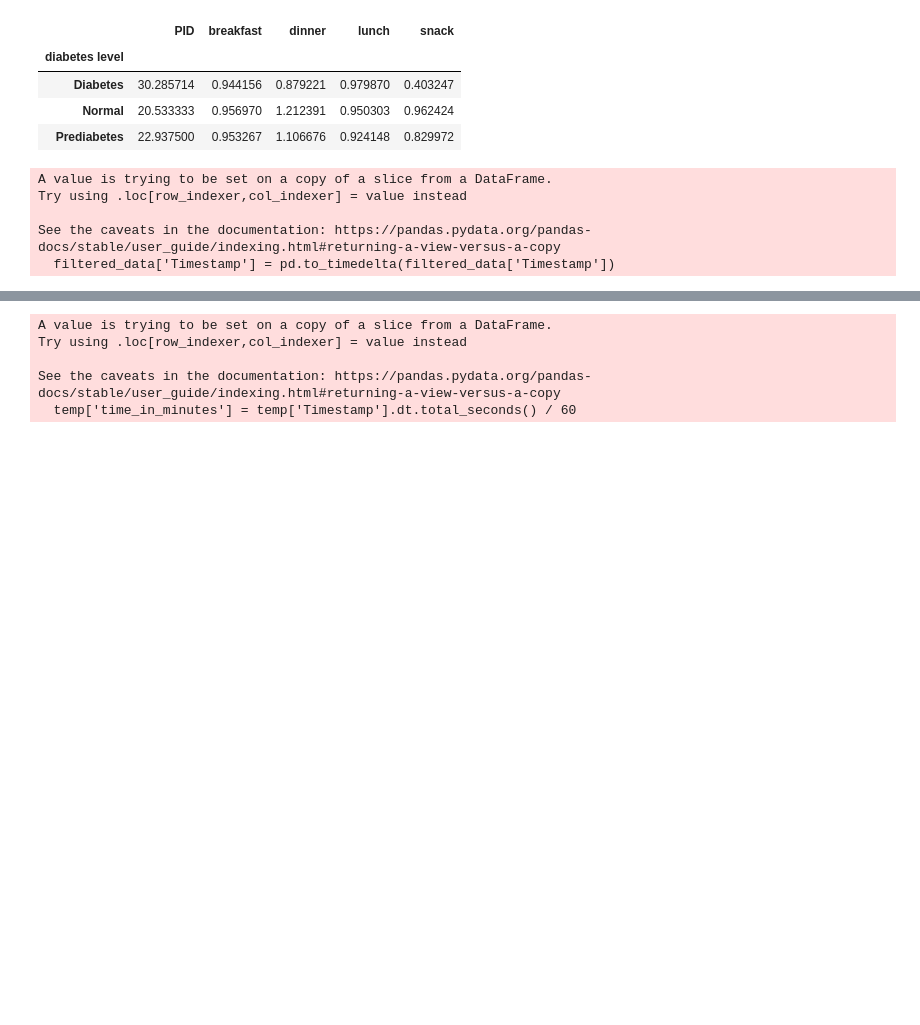
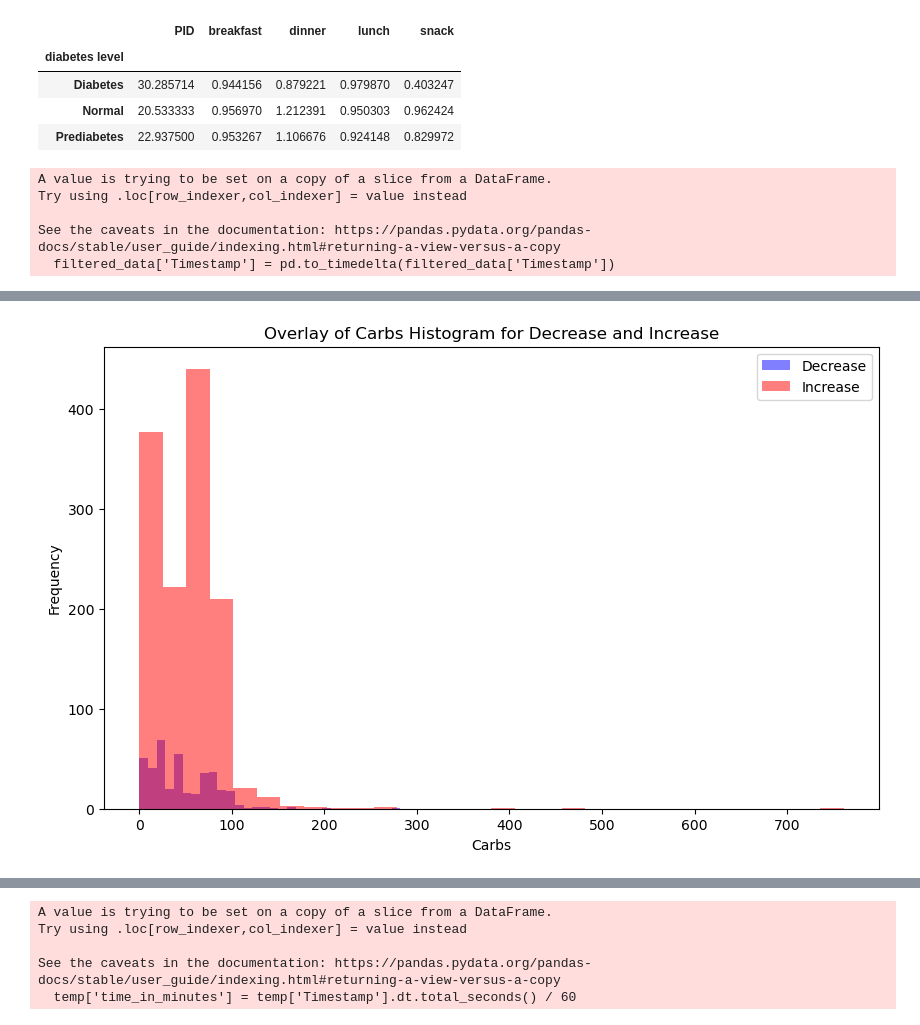
Before and after one commit to g7xu/Secret-Life-Of-BloodGlucose, a Jupyter notebook: eda/jasonEDA.ipynb, the cells around one changed output, grey strips where cells are left out. Saved outputs shown, nothing was run; the diff lists cells and outputs as text; code cells hidden in the pictures; blank space fills up the shorter version.

```diff
--- a/eda/jasonEDA.ipynb
+++ b/eda/jasonEDA.ipynb
@@ -108,0 +187,3 @@ See the caveats in the documentation: https://pandas.pydata.org/pandas-docs/stab
+# %%
+decrease = change_of_gl[change_of_gl[0] < 10]
+increase = change_of_gl[change_of_gl[0] > 10]
@@ -108,0 +220,16 @@ See the caveats in the documentation: https://pandas.pydata.org/pandas-docs/stab
+# %%
+plt.figure(figsize=(10, 6))
+
+# Plot histogram for decrease['Carbs']
+plt.hist(decrease['Carbs'], bins=30, alpha=0.5, label='Decrease', color='blue')
+
+# Plot histogram for increase['Carbs']
+plt.hist(increase['Carbs'], bins=30, alpha=0.5, label='Increase', color='red')
+
+plt.xlabel('Carbs')
+plt.ylabel('Frequency')
+plt.title('Overlay of Carbs Histogram for Decrease and Increase')
+plt.legend()
+plt.show()
+# %% [output]
+[figure, added]
```
Also changed, not shown: parts of 17 cells of this notebook.
